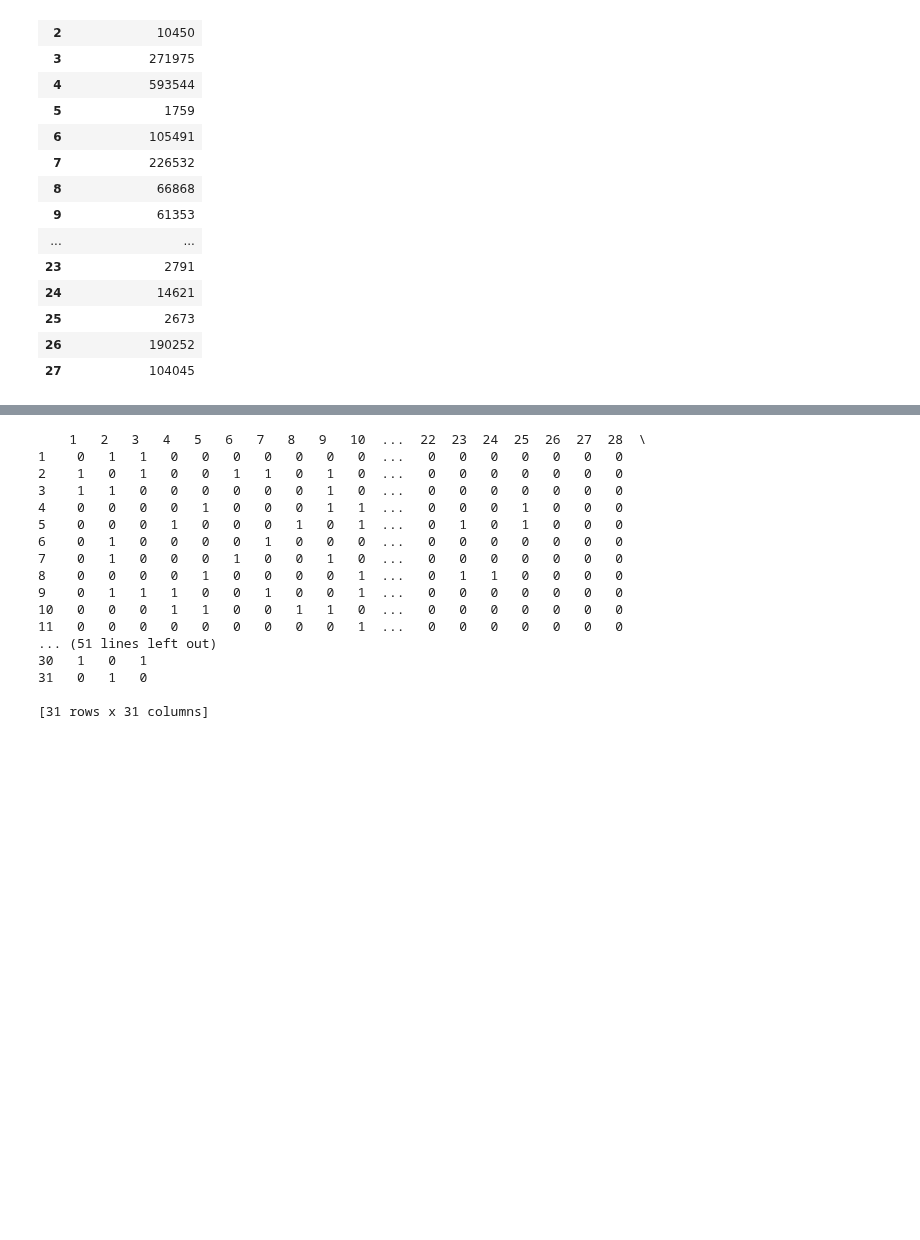
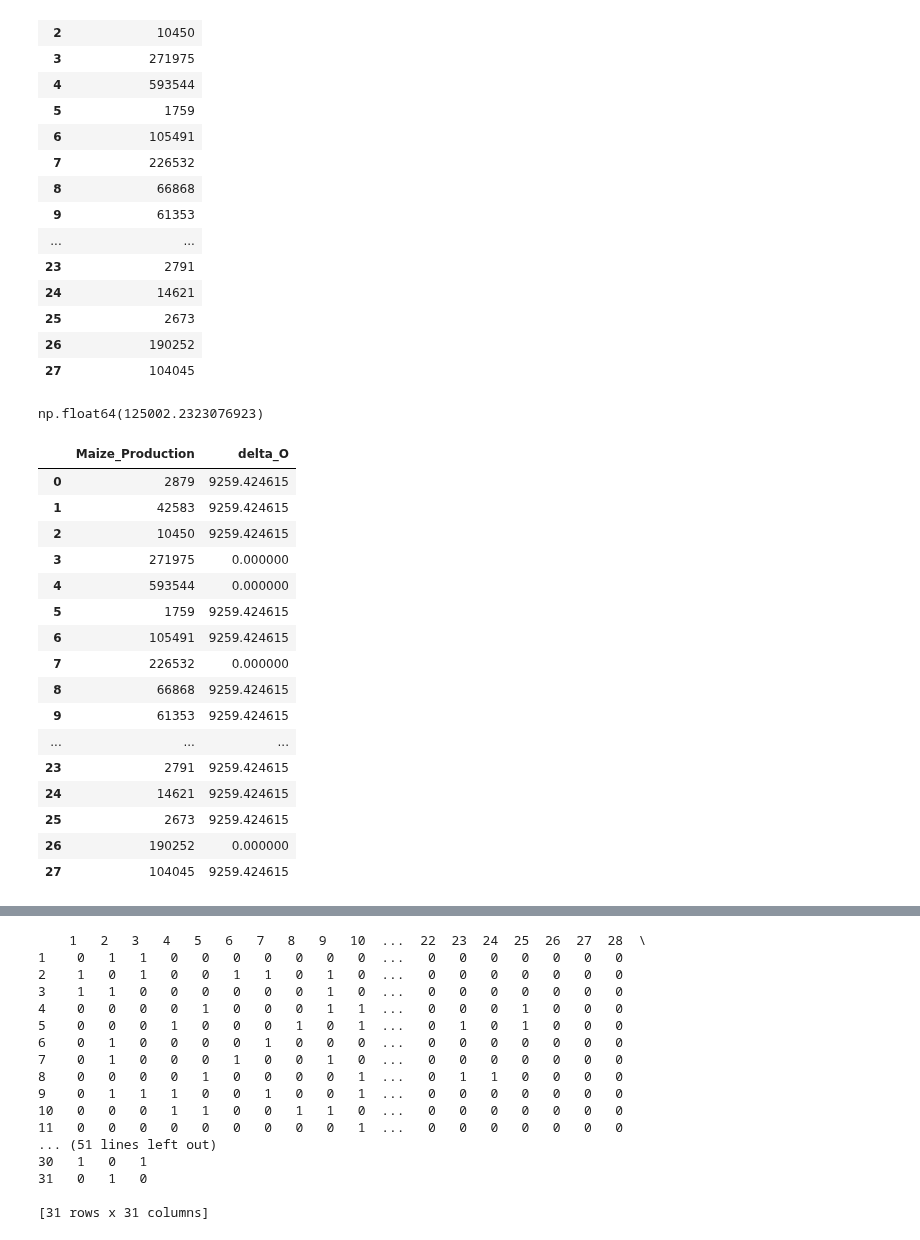
Before and after one commit to WSL-IIITB/WSL_IM_24-25, a Jupyter notebook: Maize_Prescriptive.ipynb, the cells around one changed output, grey strips where cells are left out. Saved outputs shown, nothing was run; the diff lists cells and outputs as text; code cells hidden in the pictures; blank space fills up the shorter version.

```diff
--- a/Maize_Prescriptive.ipynb
+++ b/Maize_Prescriptive.ipynb
@@ -525,0 +524,4 @@ y_st
+# %%
+Target
+# %% [output]
+np.float64(125002.2323076923)
@@ -526,3 +535,23 @@ y_st
+# %%
+y_st
+# %% [output]
+|  | Maize_Production | delta_O |
+| 0 | 2879 | 9259.424615 |
+| 1 | 42583 | 9259.424615 |
+| 2 | 10450 | 9259.424615 |
+| 3 | 271975 | 0.000000 |
+| 4 | 593544 | 0.000000 |
+| 5 | 1759 | 9259.424615 |
+| 6 | 105491 | 9259.424615 |
+| 7 | 226532 | 0.000000 |
+| 8 | 66868 | 9259.424615 |
+| 9 | 61353 | 9259.424615 |
+| ... | ... | ... |
+| 23 | 2791 | 9259.424615 |
+| 24 | 14621 | 9259.424615 |
+| 25 | 2673 | 9259.424615 |
+| 26 | 190252 | 0.000000 |
+| 27 | 104045 | 9259.424615 |
 # %%
 # delta_O = 5000
 
```
Also changed, not shown: parts of 15 cells of this notebook, 4 other files.
